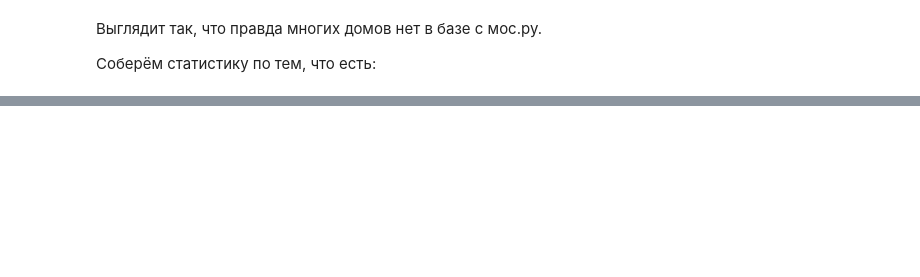
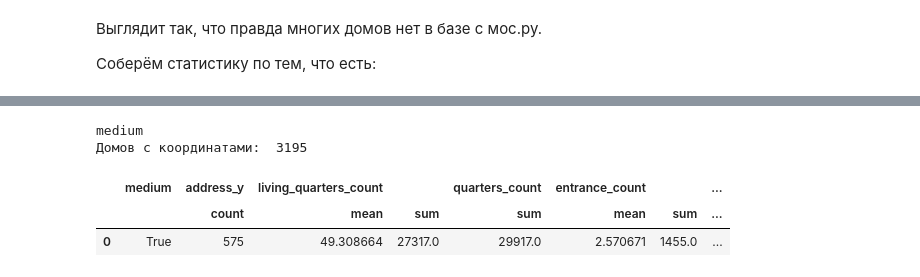
Before and after one commit to SvyatSheypak/city_for_people, a Jupyter notebook: garden_ring_houses/houses_in_polygons.ipynb, the cells around one changed output, grey strips where cells are left out. Drawn from its saved outputs; the diff is of its cells as text; code cells hidden in the pictures; blank space fills up the shorter version.

```diff
--- a/garden_ring_houses/houses_in_polygons.ipynb
+++ b/garden_ring_houses/houses_in_polygons.ipynb
@@ -574,0 +543,11 @@ stat_dbs[3]
+# %%
+k = 1
+print(names[k])
+print("Домов с координатами: ", np.sum(inside_polygon[k]))
+stat_dbs[k]
+# %% [output]
+medium
+Домов с координатами:  3195
+|  | medium | address_y | living_quarters_count |  | quarters_count | entrance_count |  | ... |
+|  |  | count | mean | sum | sum | mean | sum | ... |
+| 0 | True | 575 | 49.308664 | 27317.0 | 29917.0 | 2.570671 | 1455.0 | ... |
```
Also changed, not shown: parts of 17 cells of this notebook.
